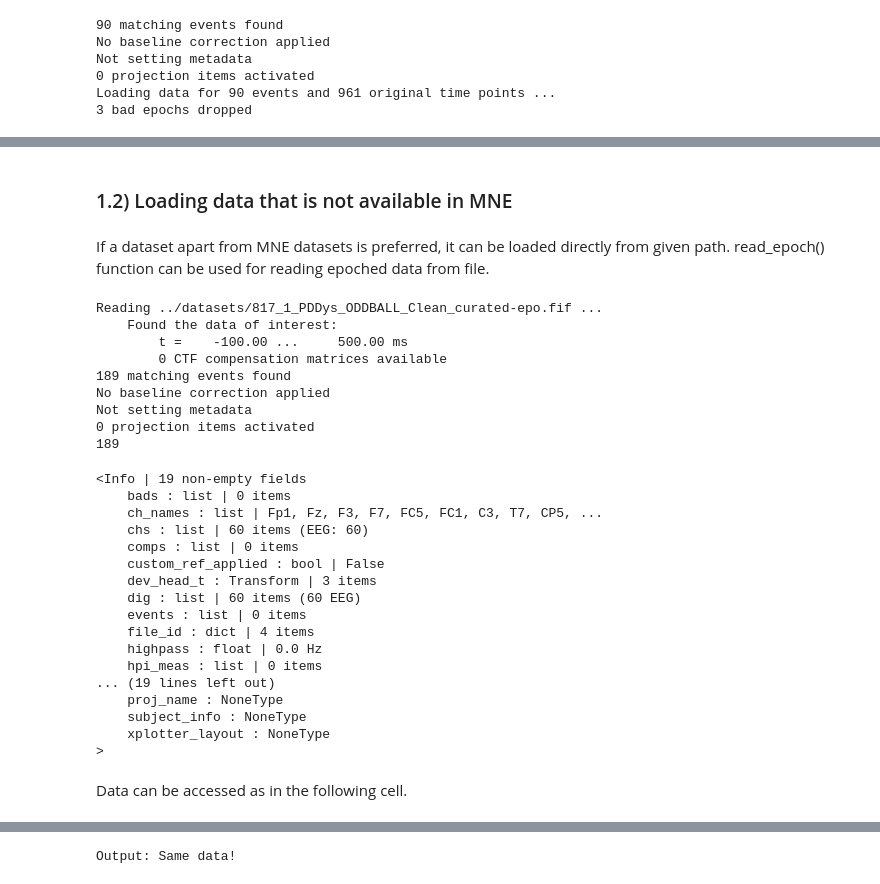
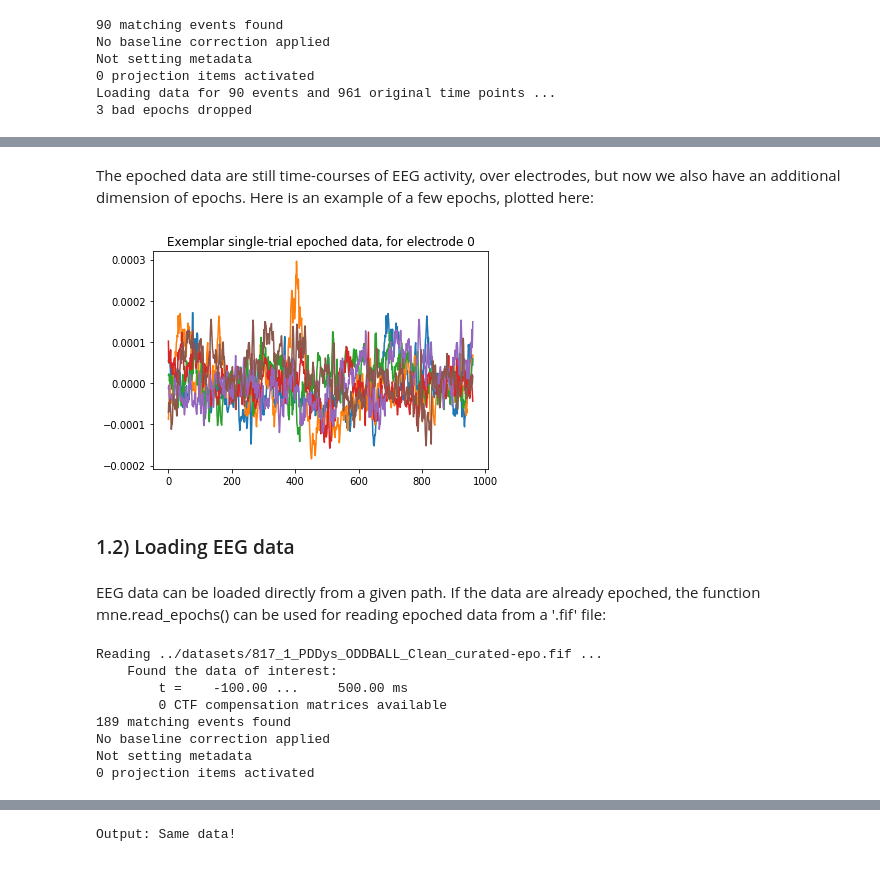
Before and after one commit to aath0/AlgorithmsNeuroscience, a Jupyter notebook: Tutorials/DataLoading.ipynb, the cells around one changed output, grey strips where cells are left out. Saved outputs shown, nothing was run; the diff lists cells and outputs as text; code cells hidden in the pictures.

```diff
--- a/Tutorials/DataLoading.ipynb
+++ b/Tutorials/DataLoading.ipynb
@@ -138,17 +149,24 @@ Number of time instances: 301
+# %% [markdown]
+The epoched data are still time-courses of EEG activity, over electrodes, but now we also have an additional dimension of epochs. Here is an example of a few epochs, plotted here:
+# %%
+plt.plot(data[14:20,0,:].T)
+plt.title("Exemplar single-trial epoched data, for electrode 0")
+plt.show()
+# %% [output]
+[figure, added]
 # %% [markdown]
-### 1.2) Loading data that is not available in MNE
+### 1.2) Loading EEG data
 # %% [markdown]
-If a dataset apart from MNE datasets is preferred, it can be loaded directly from given path.
-read_epoch() function can be used for reading epoched data from file.
+EEG data can be loaded directly from a given path.
+If the data are already epoched, the function mne.read_epochs() can be used for reading epoched data from a '.fif' file:
 # %%
 ## Loading Epoched data
 
-# The file name should end with'epo' to be able to load it via mne
+# The file name should end with'-epo.fif':
 data_file = '../datasets/817_1_PDDys_ODDBALL_Clean_curated-epo'
 
 # Read the EEG epochs:
 epochs = mne.read_epochs(data_file + '.fif')
-print(len(epochs))
 # %% [output]
 Reading ../datasets/817_1_PDDys_ODDBALL_Clean_curated-epo.fif ...
     Found the data of interest:
@@ -158,26 +176,3 @@ Reading ../datasets/817_1_PDDys_ODDBALL_Clean_curated-epo.fif ...
 No baseline correction applied
 Not setting metadata
 0 projection items activated
-189
-# %%
-epochs.info
-# %% [output]
-<Info | 19 non-empty fields
-    bads : list | 0 items
-    ch_names : list | Fp1, Fz, F3, F7, FC5, FC1, C3, T7, CP5, ...
-    chs : list | 60 items (EEG: 60)
-    comps : list | 0 items
-    custom_ref_applied : bool | False
-    dev_head_t : Transform | 3 items
-    dig : list | 60 items (60 EEG)
-    events : list | 0 items
-    file_id : dict | 4 items
-    highpass : float | 0.0 Hz
-    hpi_meas : list | 0 items
-... (19 lines left out)
-    proj_name : NoneType
-    subject_info : NoneType
-    xplotter_layout : NoneType
->
-# %% [markdown]
-Data can be accessed as in the following cell.
```
Also changed, not shown: parts of 34 cells of this notebook.
